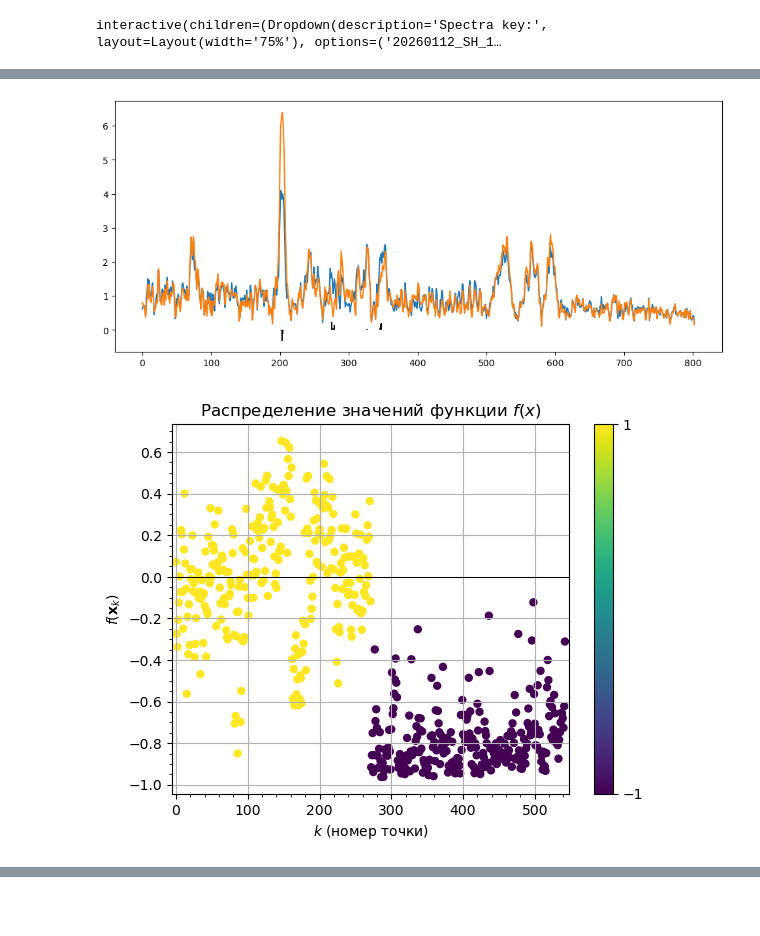
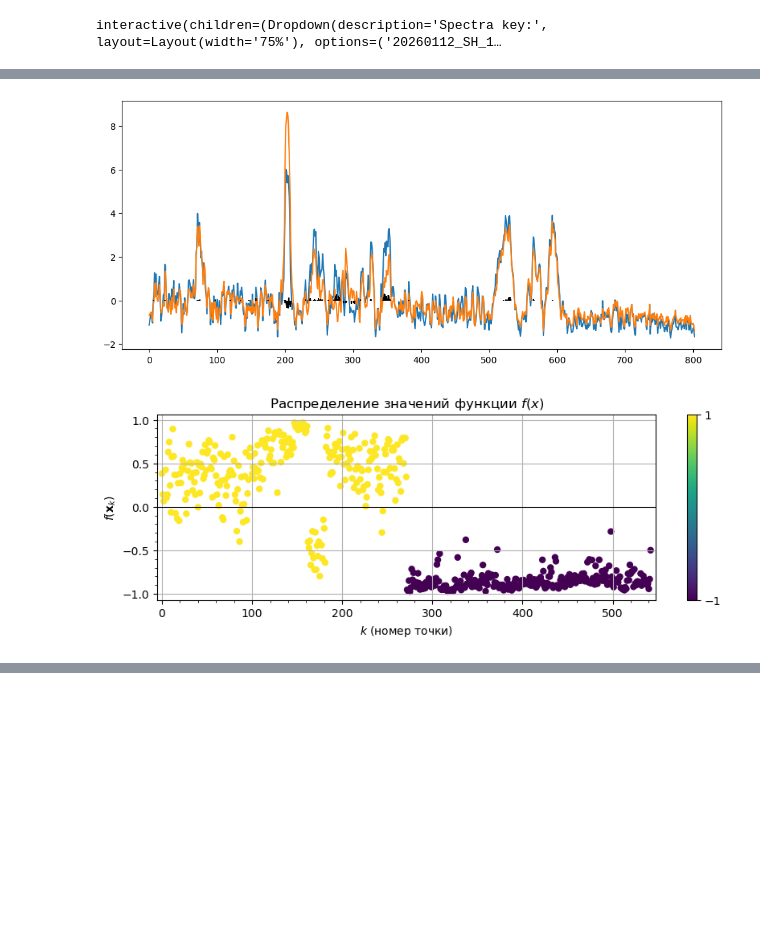
Before and after one commit to intellimath/irsa, a Jupyter notebook: examples/load_spectra_13_origin.ipynb, the cells around one changed output, grey strips where cells are left out. Saved outputs shown, nothing was run; the diff lists cells and outputs as text; code cells hidden in the pictures; blank space fills up the shorter version.

```diff
--- a/examples/load_spectra_13_origin.ipynb
+++ b/examples/load_spectra_13_origin.ipynb
@@ -153,17 +156,17 @@ interactive(children=(Dropdown(description='Spectra key:', layout=Layout(width='
 # %%
-def subtract_baseline(x, y, tau2=1.0e6):
-    bl, dd = smooth.whittaker_smooth_weight_func2(
+def subtract_baseline(x, y, tau2=1.0e3):
+    bl, __ = smooth.whittaker_smooth_weight_func2(
         y,
-        func=funcs.Step(0.001, eps=0.001),
-        func2=funcs.Step(0.001, eps=0.001),
-        # func2_e=inventory.relative_abs_max,
-        tau2=tau2, d=4)
+        # func=smooth.func_aspls,
+        func=funcs.RStep(0.001, eps=0.001),
+        # func2=funcs.RStep(0.001, eps=0.001),
+        func2_e=inventory.relative_abs_max,
+        tau2=tau2, d=2)
     y -= bl
     y /= abs(y).mean()
     return y
 
-dd2.apply_par(subtract_baseline, inplace=True)
-dd2.plot_spectra(0)
+dd2.apply(subtract_baseline, inplace=True, verbose=True)
 # %% [output]
 20260112_SH_15__13_2_1_2_super_SE__H2O(HPLC)_
 20260112_SH_15__13_2_1_3_super_SE__H2O(HPLC)_
@@ -330,14 +311,15 @@ zs3 = np.ascontiguousarray(zs3)
 # %%
-## # print(ys.shape, zs.shape)
+lfm1 = models.LinearFuncModel()
+for i in range(21):
+    mod = models.SigmaNeuronModel(funcs.Sigmoidal(7.0), ys.shape[1])
+    mod.allocate()
+    mod.init_param()
 
-# body = models.FFNetworkModel()
-# body.add(models.LinearLayer(ys.shape[1], 100))
-# body.add(models.ScaleLayer(funcs.Logistic(1.0), 100))
-# head = models.LinearModel(100)
-# nnmod = models.FFNetworkFuncModel(head, body)
-# nnmod.allocate()
-# nnmod.init_param()
+    alg1 = regr.regression(ys1, zs1, mod, regnorm=funcs2.AbsoluteNorm(),
+                                 normalizer=gd.Masked(mod.n_param, 1.0e-4),
+                                 h=0.001, tau=0.3, n_iter=1000)
+    w = accuracy_score(zs1, np.sign(mod.evaluate(ys1)))
+    lfm1.add(mod, w)
 
-mod1 = models.SigmaNeuronModel(funcs.Sigmoidal(7.0), ys.shape[1])
-mod1.allocate()
-mod1.init_param()
+inventory.normalize(lfm1.weights.asarray())
+print(accuracy_score(zs1, np.sign(lfm1.evaluate(ys1))))
@@ -358,18 +328,20 @@ print(accuracy_score(zs1, np.sign(mod1.evaluate(ys1))))
 # %%
-param1 = np.asarray(mod1.param[1:])
-# print(param1[0])
-param_p = param1.copy()
-param_m = param1.copy()
-param_p[param1 < 0] = 0
-param_m[param1 > 0] = 0
 plt.figure(figsize=(12,5))
 plt.plot(Ys_SS.mean(axis=0), label="SS")
 plt.plot(Ys_SH.mean(axis=0), label="SH")
-plt.vlines(range(ys.shape[1]), 10*param_m, 10*param_p, color='k')
+for mod in lfm1.models:
+    param1 = np.asarray(mod.param[1:])
+    # print(param1[0])
+    param_p = param1.copy()
+    param_m = param1.copy()
+    param_p[param1 < 0] = 0
+    param_m[param1 > 0] = 0
+    plt.vlines(range(ys.shape[1]), 10*param_m, 10*param_p, color='k')
 plt.show()
 # %% [output]
-[figure, old version]
+[figure, new version]
 # %%
-plots.plot_cls_function(mod1, ys1, zs1)
+plt.figure(figsize=(10,3))
+plots.plot_cls_function(lfm1, ys1, zs1)
 # %% [output]
-[figure, old version]
+[figure, new version]
```
Also changed, not shown: parts of 37 cells of this notebook, 8 other files.
